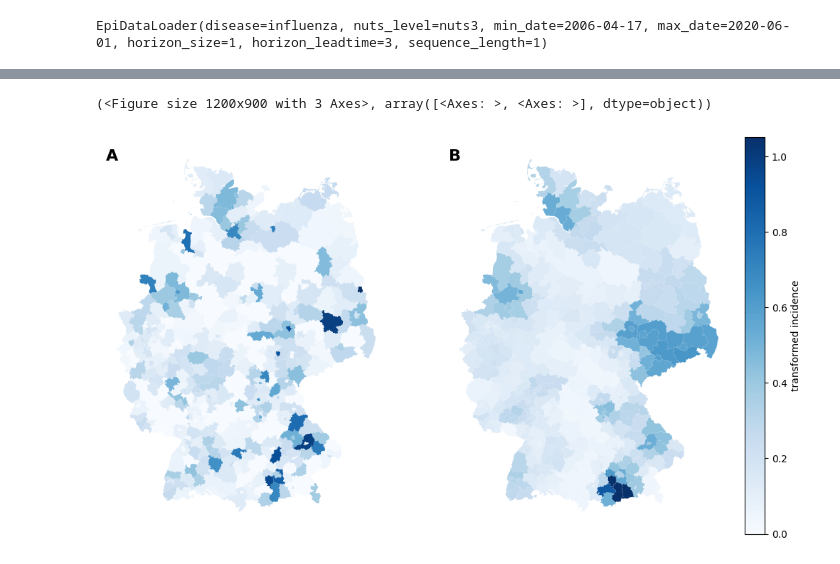
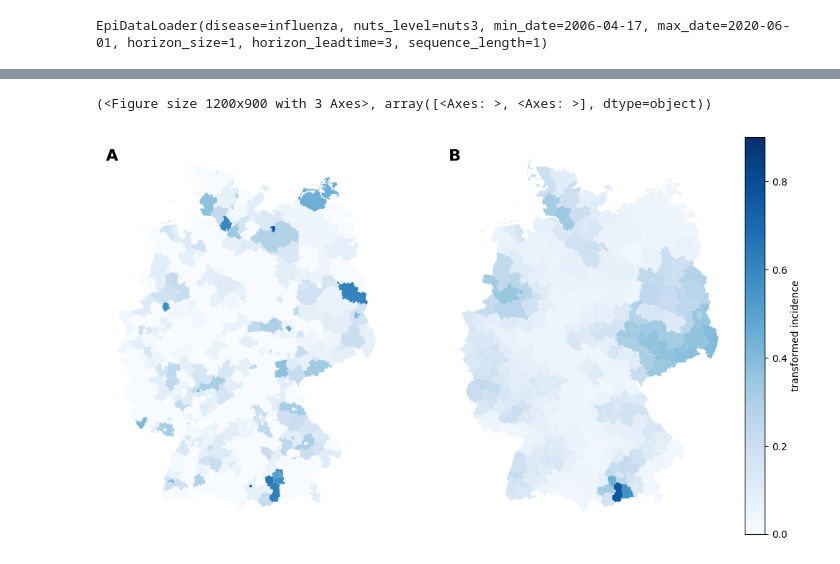
Before and after one commit to stends2001/infectious_disease_gnn, a Jupyter notebook: src/notebooks/_env2.ipynb, the cells around one changed output, grey strips where cells are left out. Saved outputs shown, nothing was run; the diff lists cells and outputs as text; code cells hidden in the pictures.

```diff
--- a/src/notebooks/_env2.ipynb
+++ b/src/notebooks/_env2.ipynb
@@ -1505,3 +1295,3 @@ ml.show_forecasts('test',34)
 # %%
-ml.show_forecasts_maps('test',30,'equal')
+ml.show_forecasts_maps('test',29,'equal')
 # %% [output]
@@ -1509,2 +1299,2 @@ ml.show_forecasts_maps('test',30,'equal')
 (<Figure size 1200x900 with 3 Axes>, array([<Axes: >, <Axes: >], dtype=object))
-[figure, old version]
+[figure, new version]
```
Also changed, not shown: parts of 5 cells of this notebook, 22 other files.
